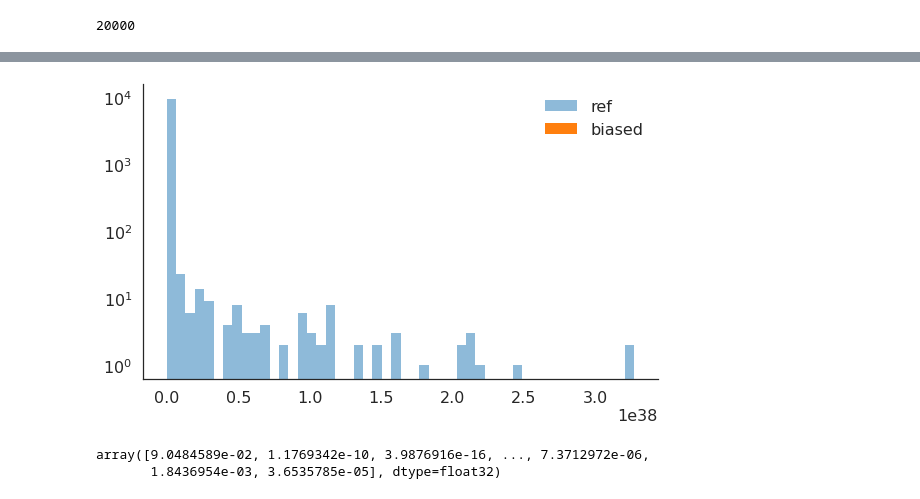
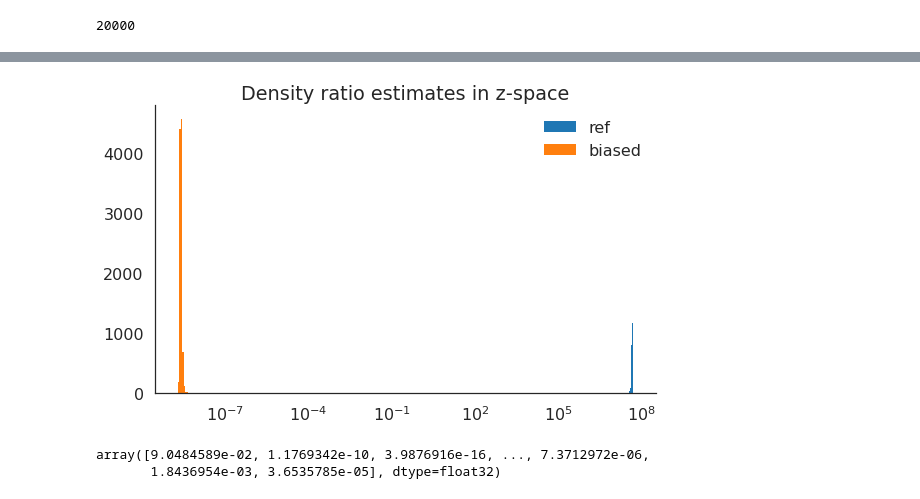
Before and after one commit to ermongroup/f-dre, a Jupyter notebook: notebooks/density ratios.ipynb, the cells around one changed output, grey strips where cells are left out. Cells and saved outputs as stored; diff of their text form; code cells hidden in the pictures.

```diff
--- a/notebooks/density ratios.ipynb
+++ b/notebooks/density ratios.ipynb
@@ -57,14 +91,17 @@ plt.tight_layout()
 # %%
 plt.figure(figsize=(8,5))
-# _ = plt.hist(new_ratios[y==0], bins=50, log=True ,label='biased')
-_ = plt.hist(sorted(new_ratios[y==1]), bins=50, log=True, label='ref', alpha=0.5)
-_ = plt.hist(sorted(new_ratios[y==0]), bins=50, log=True ,label='biased')
 
+_ = plt.hist(sorted(new_ratios[y==1]), bins=50, label='ref')
+_ = plt.hist(sorted(new_ratios[y==0]), bins=50, label='biased')
+plt.xscale('log')
+# plt.yscale('log')
+
+plt.title('Density ratio estimates in z-space')
 plt.legend()
 sns.despine()
 plt.tight_layout()
 # %% [output]
-[figure, old version]
+[figure, new version]
 # %%
 new_ratios[y==0]
 # %% [output]
```
Also changed, not shown: parts of 41 cells of this notebook, 10 other files.
